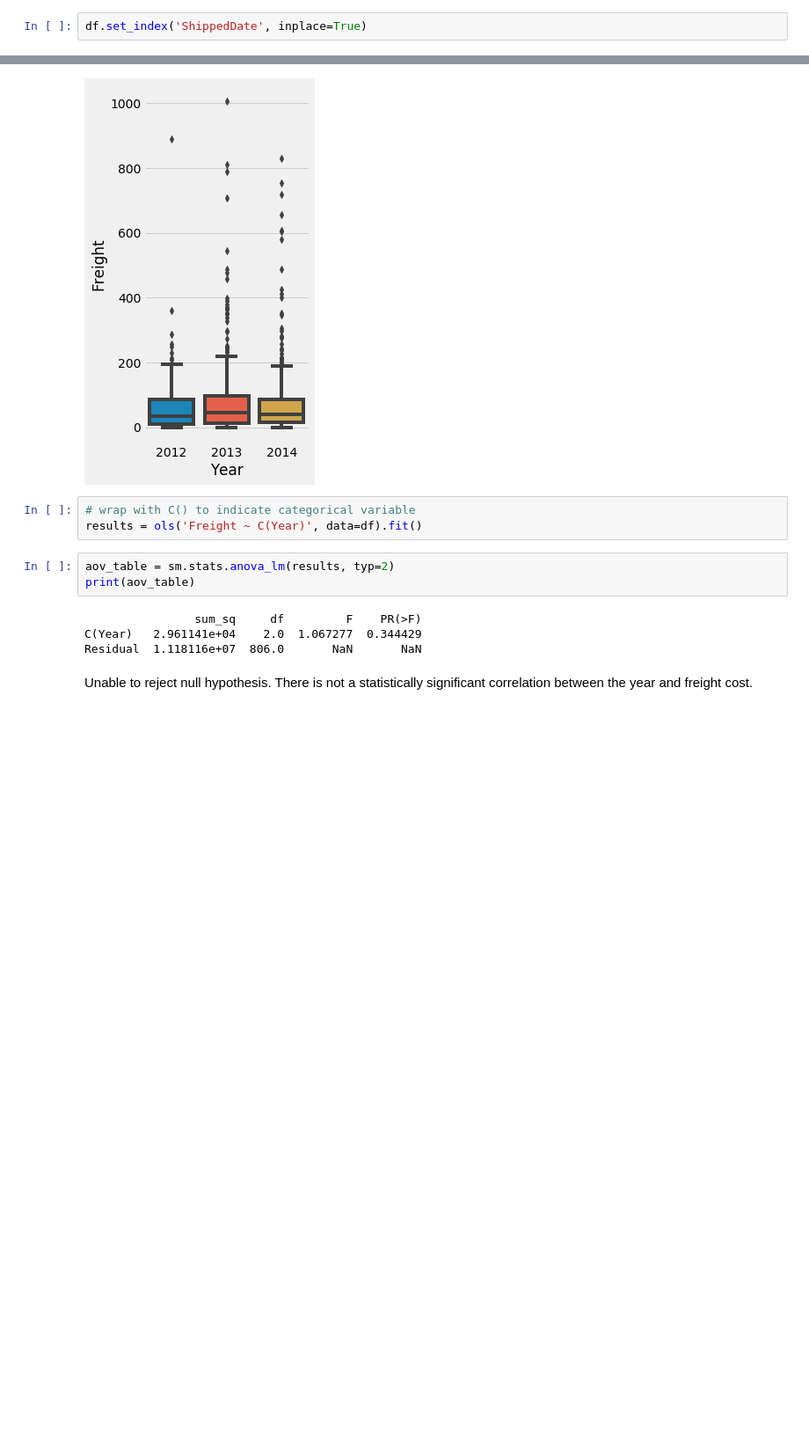
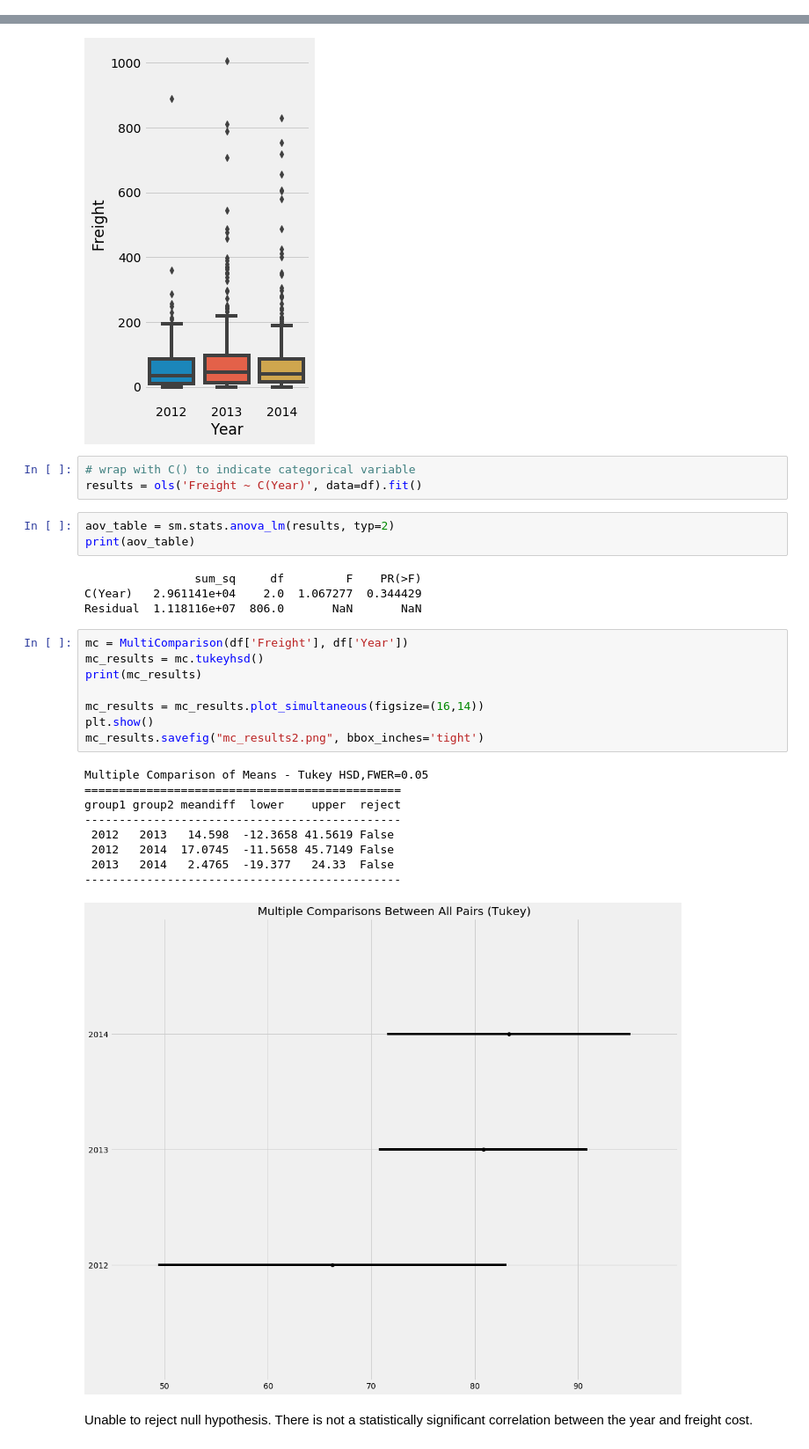
Before and after one commit to Burton-David/NorthwindDatabaseAB, a Jupyter notebook: hypothesis2.ipynb, the cells around one changed output, grey strips where cells are left out. Shown at 88% size. Drawn from its saved outputs; the diff is of its cells as text; blank space fills up the shorter version.

```diff
--- a/hypothesis2.ipynb
+++ b/hypothesis2.ipynb
@@ -586,8 +586,6 @@ from datetime import datetime
 # %%
 df['ShippedDate'] =  pd.to_datetime(df['ShippedDate'],
                               format='%Y-%m-%d')
-# %%
-df.set_index('ShippedDate', inplace=True)
 # %%
 df.head()
 # %% [output]
@@ -619,5 +616,23 @@ print(aov_table)
                 sum_sq     df         F    PR(>F)
 C(Year)   2.961141e+04    2.0  1.067277  0.344429
 Residual  1.118116e+07  806.0       NaN       NaN
+# %%
+mc = MultiComparison(df['Freight'], df['Year'])
+mc_results = mc.tukeyhsd()
+print(mc_results)
+
+mc_results = mc_results.plot_simultaneous(figsize=(16,14))
+plt.show()
+mc_results.savefig("mc_results2.png", bbox_inches='tight')
+# %% [output]
+Multiple Comparison of Means - Tukey HSD,FWER=0.05
+==============================================
+group1 group2 meandiff  lower    upper  reject
+----------------------------------------------
+ 2012   2013   14.598  -12.3658 41.5619 False
+ 2012   2014  17.0745  -11.5658 45.7149 False
+ 2013   2014   2.4765  -19.377   24.33  False
+----------------------------------------------
+[figure, added]
 # %% [markdown]
 Unable to reject null hypothesis.  There is not a statistically significant correlation between the year and freight cost.
```
Also changed, not shown: parts of 11 cells of this notebook, 8 other files.
